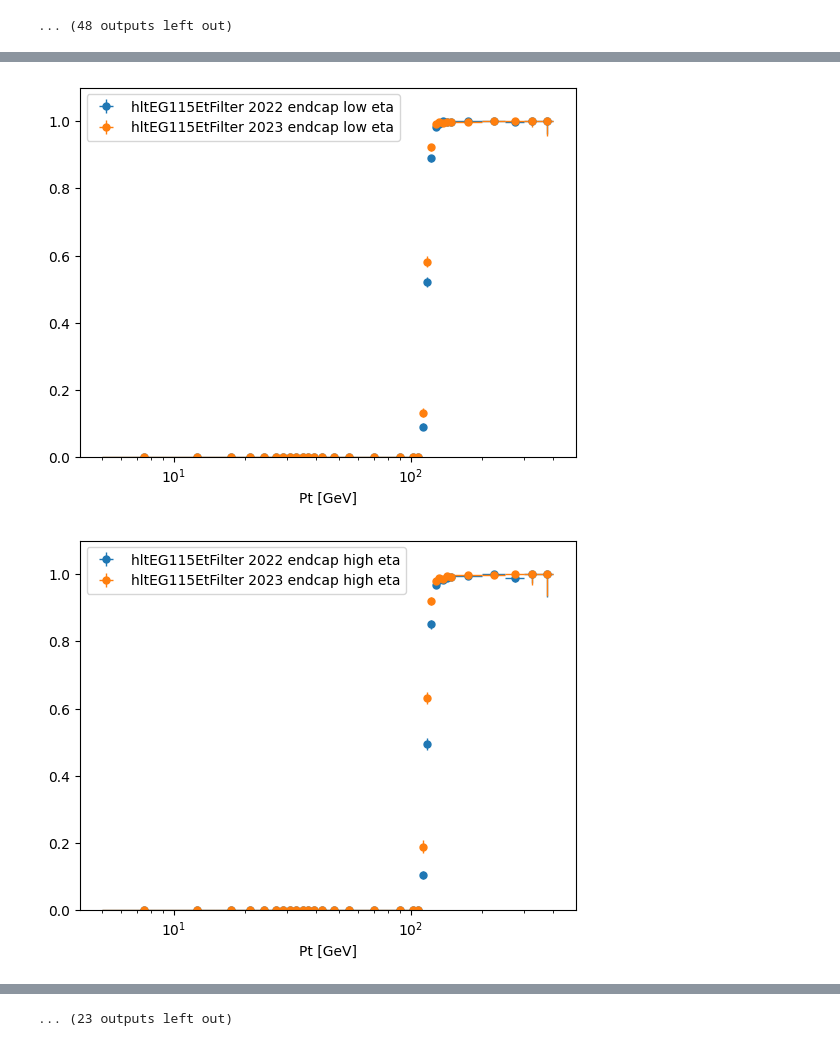
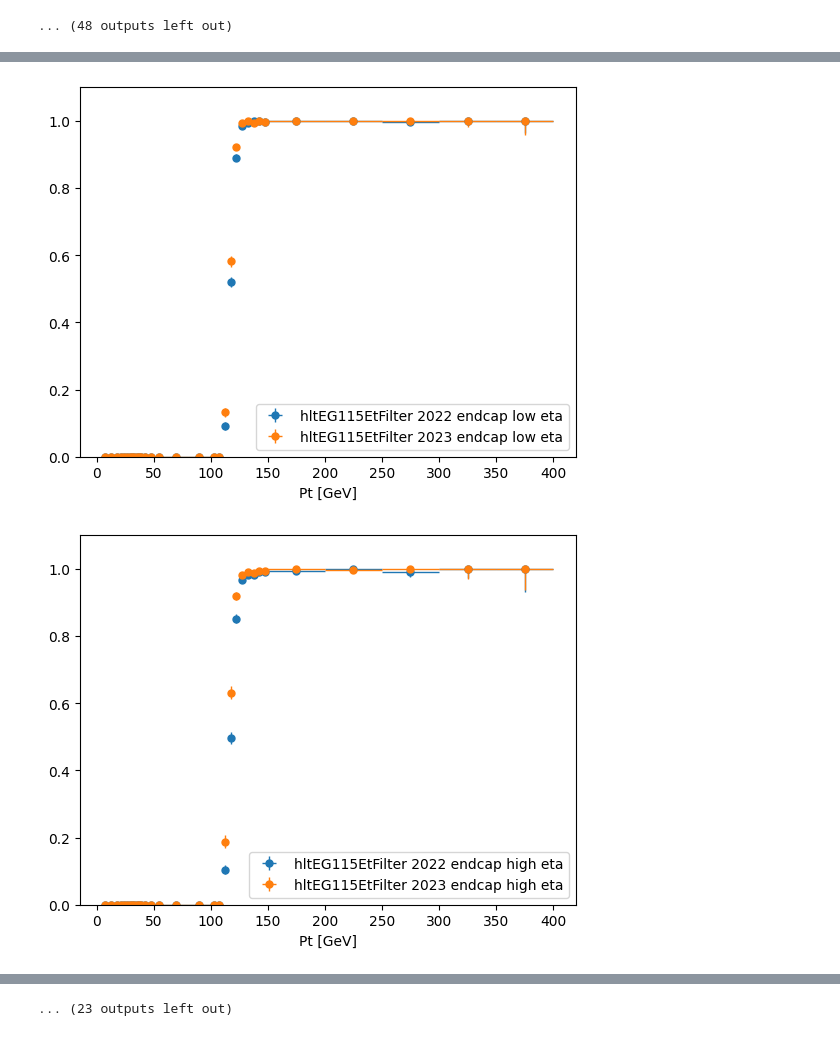
Before and after one commit to ikrommyd/egamma-tnp, a Jupyter notebook: ntuple_efficiency.ipynb, the cells around one changed output, grey strips where cells are left out. Saved outputs shown, nothing was run; the diff lists cells and outputs as text; code cells hidden in the pictures.

```diff
--- a/ntuple_efficiency.ipynb
+++ b/ntuple_efficiency.ipynb
@@ -710,7 +710,6 @@ for f in ele115_filters:
         label=f"{f} 2023 barrel",
     )
     plt.legend()
-    plt.xscale("log")
     plt.ylim(0.0, 1.1)
     plt.show()
 
@@ -726,7 +725,6 @@ for f in ele115_filters:
         label=f"{f} 2023 endcap low eta",
     )
     plt.legend()
-    plt.xscale("log")
     plt.ylim(0.0, 1.1)
     plt.show()
 
@@ -742,7 +740,6 @@ for f in ele115_filters:
         label=f"{f} 2023 endcap high eta",
     )
     plt.legend()
-    plt.xscale("log")
     plt.ylim(0.0, 1.1)
     plt.show()
 
@@ -785,4 +782,4 @@ for f in ele115_filters:
-[figure, old version]
+[figure, new version]
-[figure, old version]
+[figure, new version]
 [figure]
 [figure]
```
Also changed, not shown: parts of 1 cell of this notebook.
